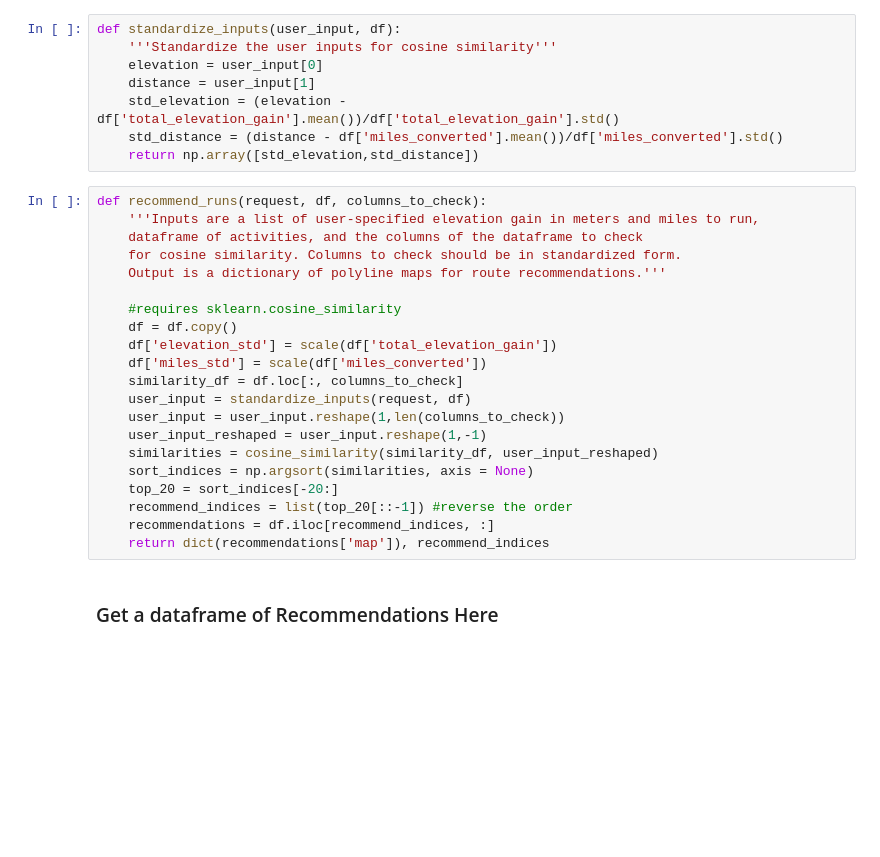
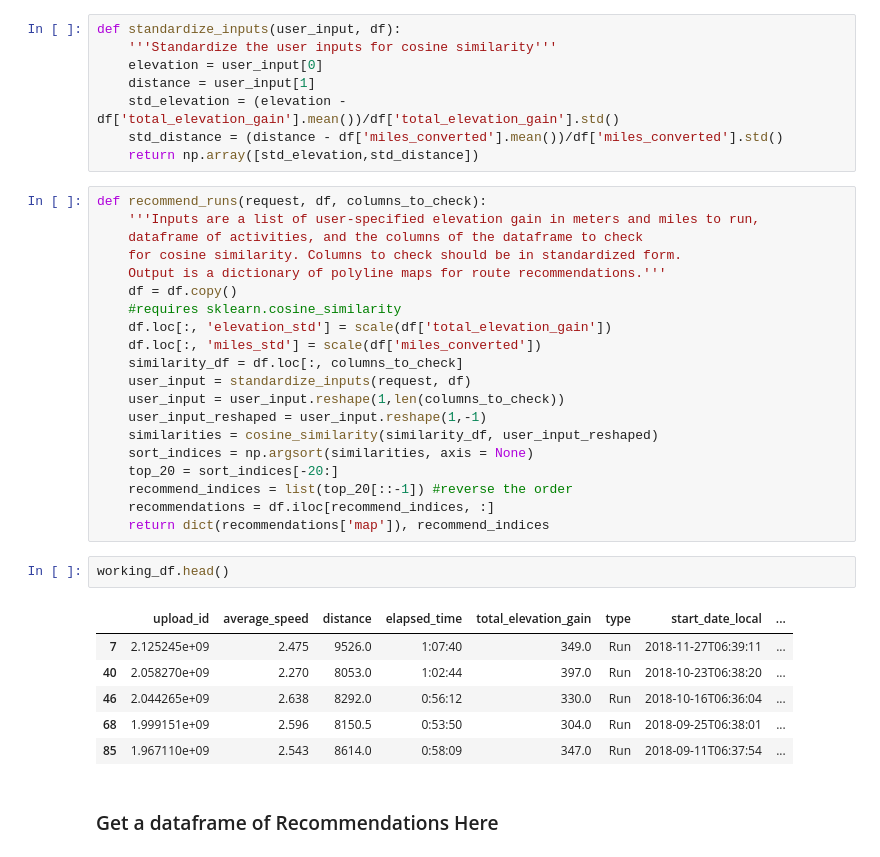
Before and after one commit to elizabethguy86/Run_Recommender, a Jupyter notebook: Run_Recommender_Test.ipynb, the cells around one changed output. Cells and saved outputs as stored; diff of their text form; blank space fills up the shorter version.

Commit message:
.loc for dataframe manipulations

```diff
--- a/Run_Recommender_Test.ipynb
+++ b/Run_Recommender_Test.ipynb
@@ -89,11 +89,10 @@ def recommend_runs(request, df, columns_to_check):
     dataframe of activities, and the columns of the dataframe to check
     for cosine similarity. Columns to check should be in standardized form.
     Output is a dictionary of polyline maps for route recommendations.'''
-
+    df = df.copy()
     #requires sklearn.cosine_similarity
-    df = df.copy()
-    df['elevation_std'] = scale(df['total_elevation_gain'])
-    df['miles_std'] = scale(df['miles_converted'])
+    df.loc[:, 'elevation_std'] = scale(df['total_elevation_gain'])
+    df.loc[:, 'miles_std'] = scale(df['miles_converted'])
     similarity_df = df.loc[:, columns_to_check]
     user_input = standardize_inputs(request, df)
     user_input = user_input.reshape(1,len(columns_to_check))
@@ -104,6 +103,15 @@ def recommend_runs(request, df, columns_to_check):
     recommend_indices = list(top_20[::-1]) #reverse the order
     recommendations = df.iloc[recommend_indices, :]
     return dict(recommendations['map']), recommend_indices
+# %%
+working_df.head()
+# %% [output]
+|  | upload_id | average_speed | distance | elapsed_time | total_elevation_gain | type | start_date_local | ... |
+| 7 | 2.125245e+09 | 2.475 | 9526.0 | 1:07:40 | 349.0 | Run | 2018-11-27T06:39:11 | ... |
+| 40 | 2.058270e+09 | 2.270 | 8053.0 | 1:02:44 | 397.0 | Run | 2018-10-23T06:38:20 | ... |
+| 46 | 2.044265e+09 | 2.638 | 8292.0 | 0:56:12 | 330.0 | Run | 2018-10-16T06:36:04 | ... |
+| 68 | 1.999151e+09 | 2.596 | 8150.5 | 0:53:50 | 304.0 | Run | 2018-09-25T06:38:01 | ... |
+| 85 | 1.967110e+09 | 2.543 | 8614.0 | 0:58:09 | 347.0 | Run | 2018-09-11T06:37:54 | ... |
 # %% [markdown]
 ### Get a dataframe of Recommendations Here
 # %%
```
Also changed, not shown: parts of 1 cell of this notebook.
